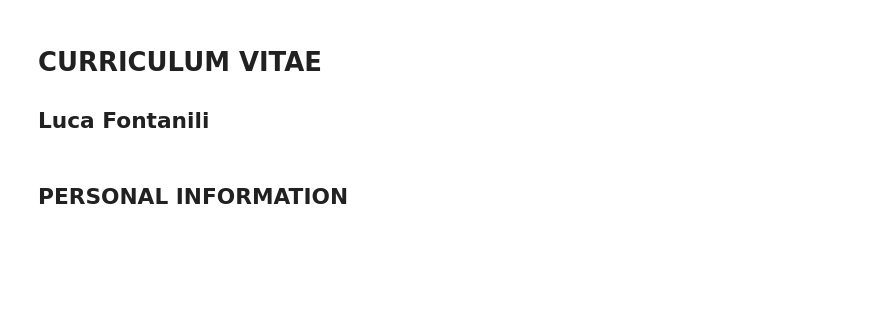
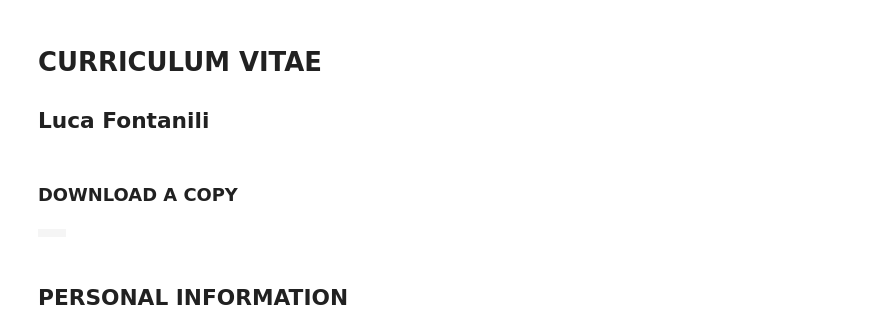
Before and after one commit to lucafon/lucafon.github.io, a Jupyter notebook: CV.ipynb, the cells around one changed output. Saved outputs shown, nothing was run; the diff lists cells and outputs as text; code cells hidden in the pictures; blank space fills up the shorter version.

Commit message:
download pdf

```diff
--- a/CV.ipynb
+++ b/CV.ipynb
@@ -20,6 +20,13 @@ display(HTML("""
 }
 </style>
 """))
+# %% [markdown]
+### DOWNLOAD A COPY
+# %%
+with open('download.html') as f:
+    display(HTML(f.read()))
+# %% [output]
+|  |  |
 # %% [markdown]
 ## PERSONAL INFORMATION
 # %%
```
Also changed, not shown: parts of 2 cells of this notebook, 2 other files.
